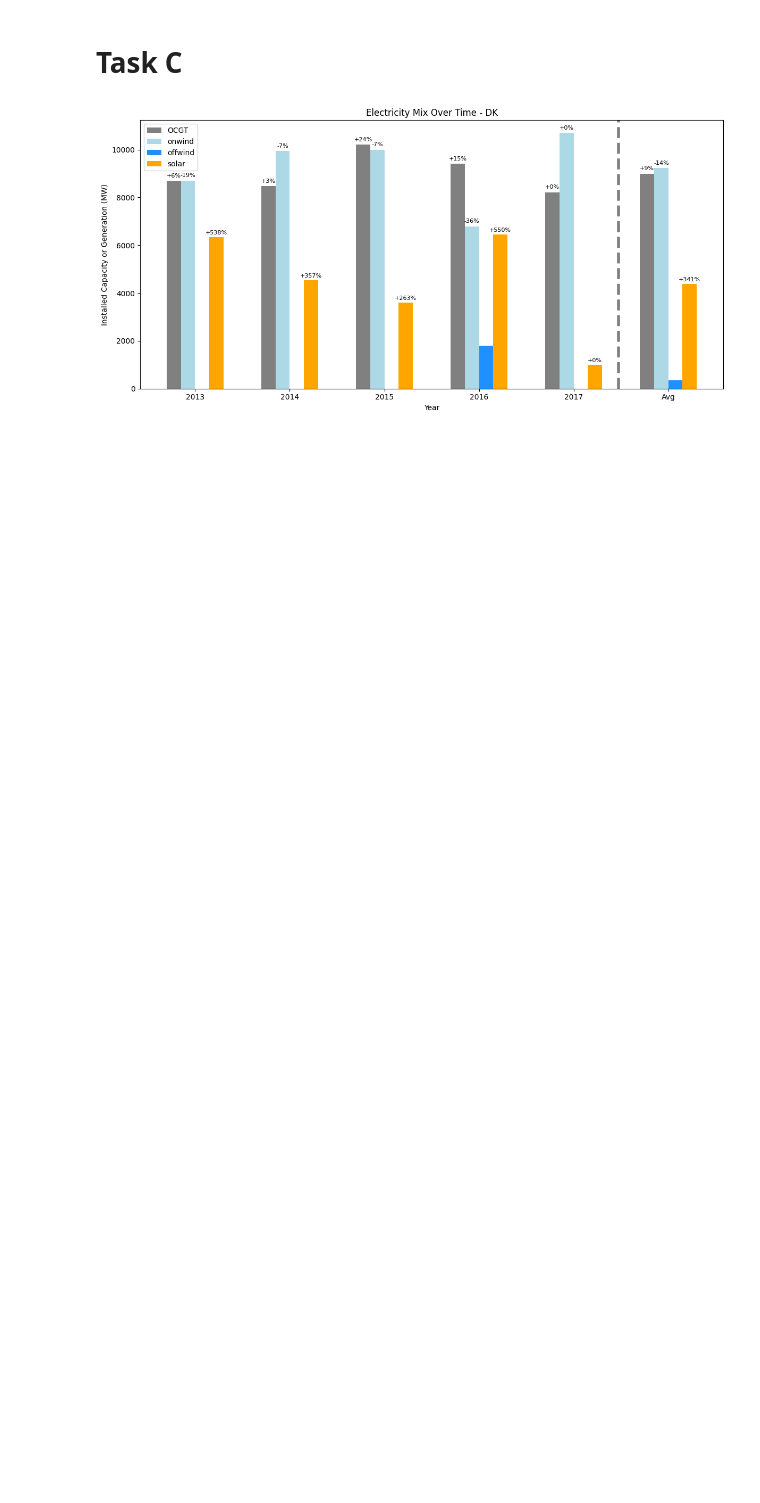
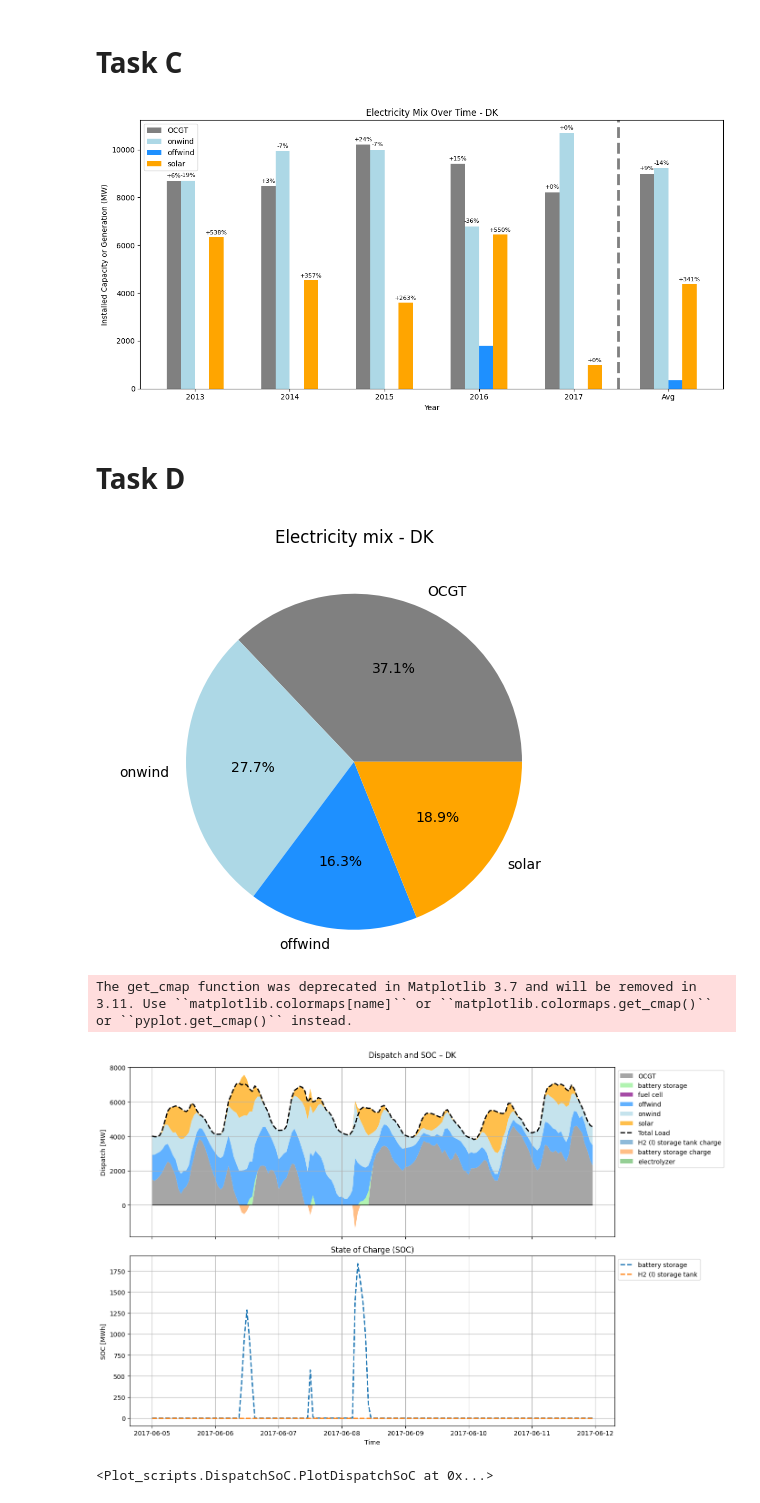
Before and after one commit to jeppebyberg/ieg, a Jupyter notebook: JPS.ipynb, the cells around one changed output. Saved outputs shown, nothing was run; the diff lists cells and outputs as text; code cells hidden in the pictures; blank space fills up the shorter version.

```diff
--- a/JPS.ipynb
+++ b/JPS.ipynb
@@ -110,3 +289,35 @@ colors_tab = Network_Yearly.colors
 plot_generation_mix_with_percentage_labels(years, generator_opt_year, base_year=2017)
 # %% [output]
 [figure]
+# %% [markdown]
+# Task D
+# %%
+from ExpandedNetwork import ExpandedNetwork
+from Plot_scripts.DispatchSoC import PlotDispatchSoC
+from silent_optimize import silent_optimize
+from Plot_scripts.AnnualElectricityMix import AnnualElectricityMix
+
+year = 2017
+cost_year = 2030
+demand_year = 2019,
+setup = {'DK':
+            {'OCGT': True,
+            'battery storage': True,
+            'onwind': True,
+            'offwind': True,
+            'solar': True,
+            'electrolysis': True,
+            'fuel cell': True,
+            'H2 (l) storage tank': True,
+            }}
+
+Expanded_Network = ExpandedNetwork(year = year, cost_year = cost_year, setup = setup, demand_year=demand_year)
+silent_optimize(Expanded_Network.network)
+# %%
+AnnualElectricityMix(Expanded_Network)
+PlotDispatchSoC(Expanded_Network, start="2017-06-05 00:00", end="2017-06-11 23:00")
+# %% [output]
+[figure, added]
+The get_cmap function was deprecated in Matplotlib 3.7 and will be removed in 3.11. Use ``matplotlib.colormaps[name]`` or ``matplotlib.colormaps.get_cmap()`` or ``pyplot.get_cmap()`` instead.
+[figure, added]
+<Plot_scripts.DispatchSoC.PlotDispatchSoC at 0x...>
```
Also changed, not shown: parts of 31 cells of this notebook, 2 other files.
